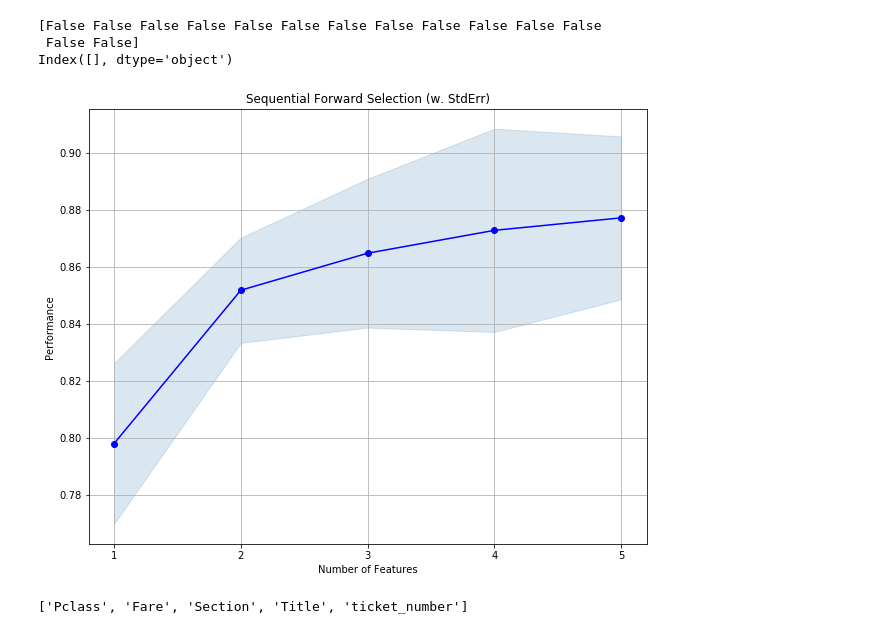
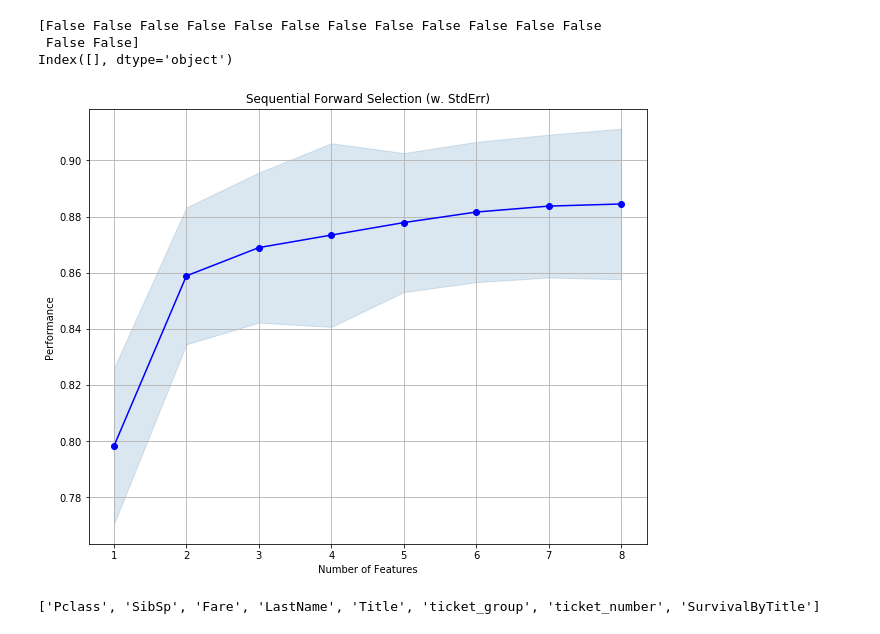
Before and after one commit to Greyhouse-Consulting/kaggle_titanic, a Jupyter notebook: TT.ipynb, the cells around one changed output. Cells and saved outputs as stored; diff of their text form; code cells hidden in the pictures.

```diff
--- a/TT.ipynb
+++ b/TT.ipynb
@@ -59,6 +59,10 @@ df_train['ticket_number'] = df_train.apply(lambda r : extract_ticket_number(r.Ti
 df_complete['ticket_number'] = df_complete.apply(lambda r : extract_ticket_number(r.Ticket) , axis = 1)
 df_test['ticket_number'] = df_test.apply(lambda r : extract_ticket_number(r.Ticket) , axis = 1)
 
+df_train['ticket_number'] = pd.to_numeric( df_train.apply(lambda row : 0 if row.ticket_number == 'LINE' else row.ticket_number , axis=1))
+df_complete['ticket_number'] = pd.to_numeric( df_complete.apply(lambda row : 0 if row.ticket_number == 'LINE' else row.ticket_number , axis=1))
+df_test['ticket_number'] = pd.to_numeric( df_test.apply(lambda row : 0 if row.ticket_number == 'LINE' else row.ticket_number , axis=1))
+
 # Configure label encoders
 le_sex = preprocessing.LabelEncoder()
 le_sex.fit(df_complete['Sex'])
@@ -97,12 +101,12 @@ lr_age.fit(df_age[['Pclass', 'Title', 'SibSp']], df_age['Age'])
 
 # Estimate missing sections
 lr_section = LinearRegression()
-df_section = df_complete[['Pclass', 'Fare','Embarked', 'Cabin']].dropna()
+df_section = df_complete[['Pclass', 'Fare','Embarked', 'Cabin', 'ticket_number']].dropna()
 df_section['Section'] = df_section.apply(lambda row : pd.NA if pd.isnull(row.Cabin) else le_section.transform([row.Cabin[0]])[0] , axis=1)
 df_section['Embarked'] = df_section.apply(lambda row : pd.NA if pd.isnull(row.Embarked) else le_embarked.transform([row.Embarked])[0] , axis=1)
 
 clf_section = RandomForestClassifier()
-clf_section.fit(df_section.dropna()[['Pclass', 'Fare', 'Embarked']], df_section['Section'])
+clf_section.fit(df_section.dropna()[['Pclass', 'Fare', 'Embarked', 'ticket_number']], df_section['Section'])
 
 # Estimate missing Fares
 lr_fare = LinearRegression()
@@ -197,34 +216,34 @@ Index([], dtype='object')
 # %%
 from mlxtend.feature_selection import SequentialFeatureSelector as SFS
 from sklearn.linear_model import LinearRegression
 from sklearn.model_selection import GridSearchCV
 from sklearn.pipeline import Pipeline
 from sklearn.ensemble import RandomForestClassifier
 from xgboost import XGBClassifier
 from mlxtend.plotting import plot_sequential_feature_selection as plot_sfs
 import matplotlib.pyplot as plt
 
-X_selection = df_train[['Pclass', 'Sex', 'Age', 'SibSp','Parch', 'Fare', 'Section', 'Single', 'LastName', 'Title', 'ticket_group', 'ticket_number']]
+X_selection = df_train[['Pclass', 'Sex', 'Age', 'SibSp','Parch', 'Fare', 'Section', 'Single', 'LastName', 'Title', 'ticket_group', 'ticket_number', 'SurvivalByTitle']]
 
 xgbc_fs = XGBClassifier()
 sfs = SFS(estimator=xgbc_fs,
-           k_features=5,
+           k_features=8,
            cv=5,
            scoring='roc_auc',
            forward=True)
 
 
 sfs.fit(X_selection, target)
 
 fig1 = plot_sfs(sfs.get_metric_dict(), kind='std_dev', figsize=(10, 8))
 plt.title('Sequential Forward Selection (w. StdErr)')
 plt.grid()
 plt.show()
 selected_features = list(sfs.k_feature_names_)
 print(selected_features)
 # %% [output]
-[figure, old version]
+[figure, new version]
-['Pclass', 'Fare', 'Section', 'Title', 'ticket_number']
+['Pclass', 'SibSp', 'Fare', 'LastName', 'Title', 'ticket_group', 'ticket_number', 'SurvivalByTitle']
 # %%
 from sklearn.metrics import classification_report
 from sklearn.model_selection import GridSearchCV
```
Also changed, not shown: parts of 5 cells of this notebook, 1 other file.
